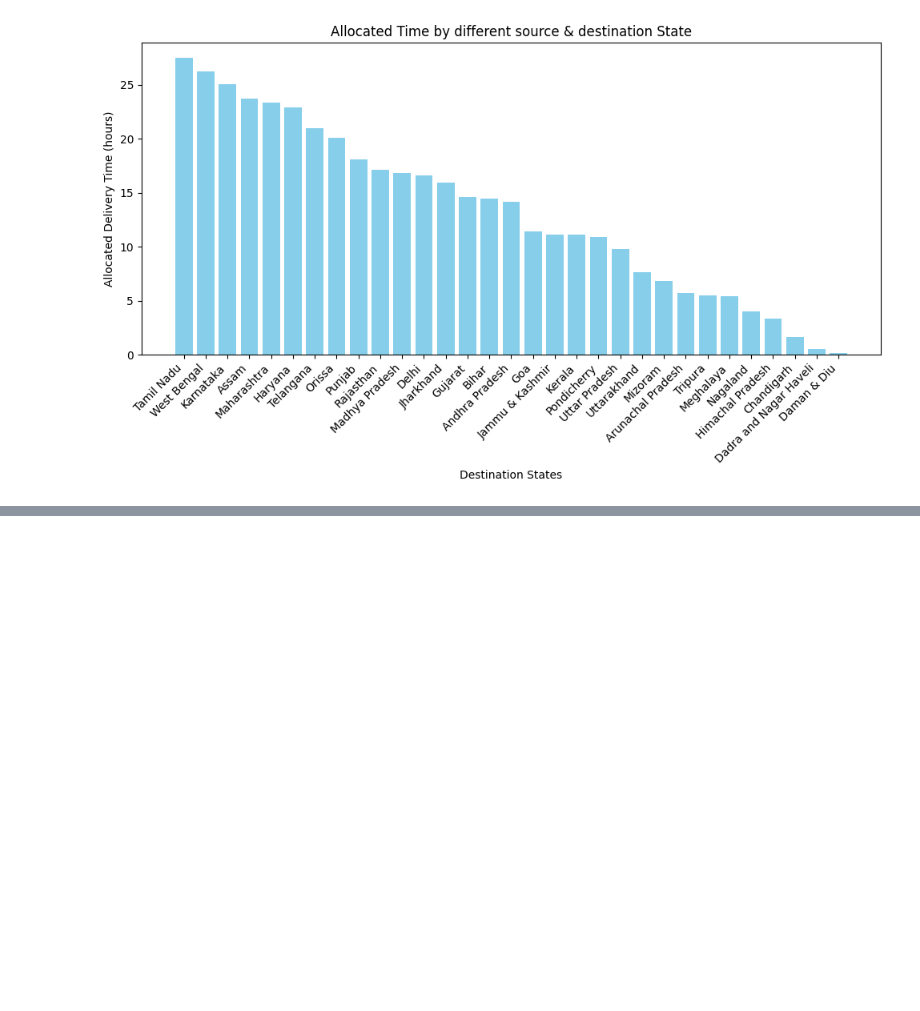
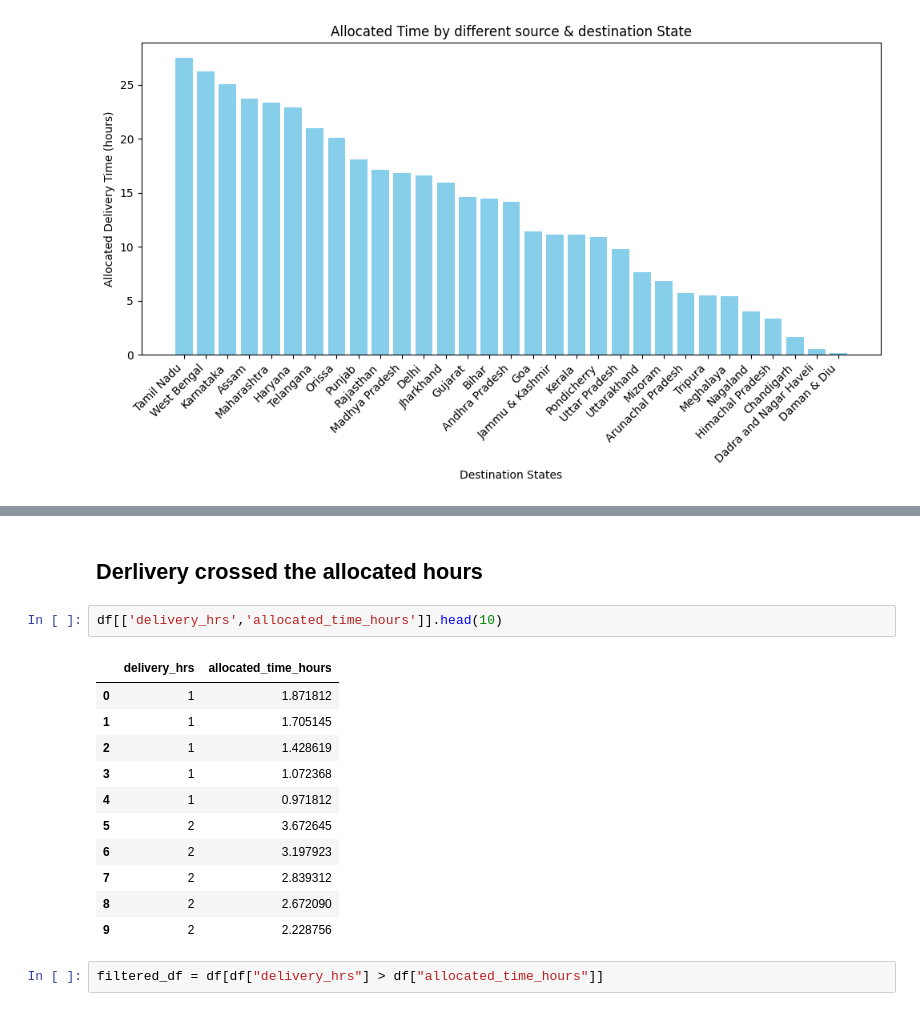
Before and after one commit to nikhilbansal23/DeliveryMarketModelling, a Jupyter notebook: Delivery_Market_Modeling.ipynb, the cells around one changed output, grey strips where cells are left out. Drawn from its saved outputs; the diff is of its cells as text; blank space fills up the shorter version.

```diff
--- a/Delivery_Market_Modeling.ipynb
+++ b/Delivery_Market_Modeling.ipynb
@@ -605,0 +616,18 @@ plt.show()
+# %% [markdown]
+## Derlivery crossed the allocated hours
+# %%
+df[['delivery_hrs','allocated_time_hours']].head(10)
+# %% [output]
+|  | delivery_hrs | allocated_time_hours |
+| 0 | 1 | 1.871812 |
+| 1 | 1 | 1.705145 |
+| 2 | 1 | 1.428619 |
+| 3 | 1 | 1.072368 |
+| 4 | 1 | 0.971812 |
+| 5 | 2 | 3.672645 |
+| 6 | 2 | 3.197923 |
+| 7 | 2 | 2.839312 |
+| 8 | 2 | 2.672090 |
+| 9 | 2 | 2.228756 |
+# %%
+filtered_df = df[df["delivery_hrs"] > df["allocated_time_hours"]]
```
Also changed, not shown: parts of 7 cells of this notebook.
